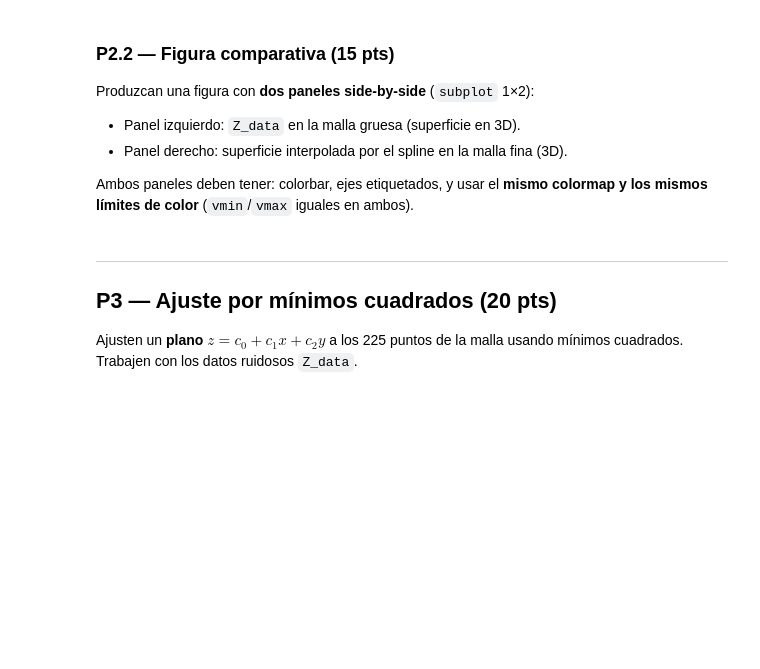
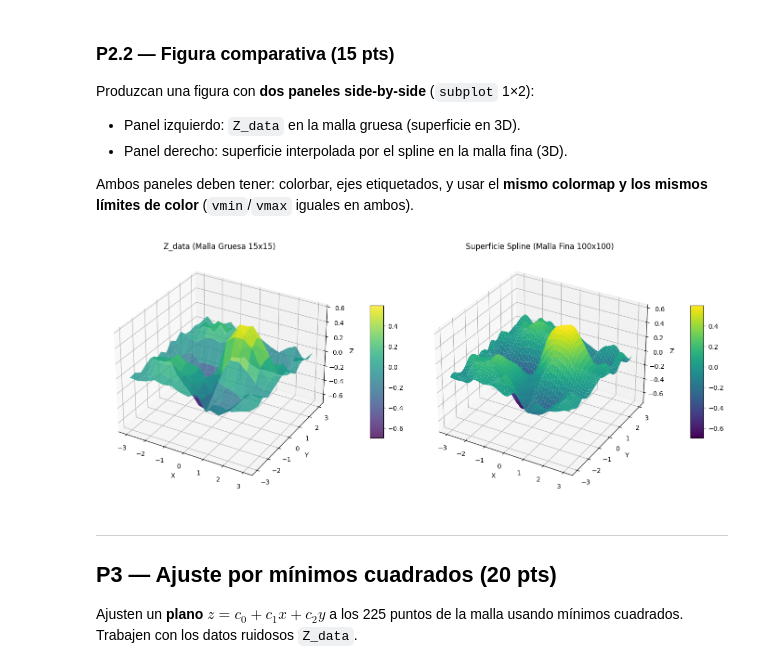
Before and after one commit to manubastidas/programacionCientifica, a Jupyter notebook: Evaluacion/fonseca_urrutia_evaluacion1.ipynb, the cells around one changed output. Saved outputs shown, nothing was run; the diff lists cells and outputs as text; code cells hidden in the pictures; blank space fills up the shorter version.

Commit message:
add: interpolacion spline y ajuste LS

```diff
--- a/Evaluacion/fonseca_urrutia_evaluacion1.ipynb
+++ b/Evaluacion/fonseca_urrutia_evaluacion1.ipynb
@@ -173,4 +173,19 @@ Usen `RectBivariateSpline` de `scipy.interpolate` para construir un spline bicú
 
 Construyan el spline con `kx=3, ky=3` y evalúenlo en una malla fina de **100×100 puntos** en $[-3,3]\times[-3,3]$.
 # %%
-# TODO P2.1: construir el spline bicúbico y evaluar en malla fina
+from scipy.interpolate import RectBivariateSpline
+
+# 1. Definir malla fina de 100x100 en [-3, 3]
+n_fine = 100
+x_fine = np.linspace(-3, 3, n_fine)
+y_fine = np.linspace(-3, 3, n_fine)
+X_fine, Y_fine = np.meshgrid(x_fine, y_fine, indexing='ij')
+
+# 2. Construir el spline bicúbico (kx=3, ky=3)
+# Nota: RectBivariateSpline espera los vectores de coordenadas y la matriz de datos
+spline_obj = RectBivariateSpline(x_raw, y_raw, Z_data, kx=3, ky=3)
+
+# 3. Evaluar el spline en la malla fina
+Z_spline = spline_obj(x_fine, y_fine)
+
+print(f"Evaluación completada. Forma de Z_spline: {Z_spline.shape}")
@@ -183,7 +200,35 @@ Produzcan una figura con **dos paneles side-by-side** (`subplot` 1×2):
 
 Ambos paneles deben tener: colorbar, ejes etiquetados, y usar el **mismo colormap y los mismos límites de color** (`vmin`/`vmax` iguales en ambos).
 # %%
-# TODO P2.2: figura comparativa datos vs spline
+import matplotlib.pyplot as plt
+from matplotlib import cm
+
+# Determinar límites de color comunes para consistencia
+vmin = np.min(Z_data)
+vmax = np.max(Z_data)
+
+fig = plt.figure(figsize=(14, 6))
+
+# --- Panel Izquierdo: Datos Originales (Z_data) ---
+ax1 = fig.add_subplot(1, 2, 1, projection='3d')
+surf1 = ax1.plot_surface(X_raw, Y_raw, Z_data, cmap='viridis', vmin=vmin, vmax=vmax, edgecolor='none', alpha=0.8)
+ax1.set_title('Z_data (Malla Gruesa 15x15)')
+ax1.set_xlabel('X'); ax1.set_ylabel('Y'); ax1.set_zlabel('Z')
+
+# --- Panel Derecho: Spline Interpolado (Z_spline) ---
+ax2 = fig.add_subplot(1, 2, 2, projection='3d')
+surf2 = ax2.plot_surface(X_fine, Y_fine, Z_spline, cmap='viridis', vmin=vmin, vmax=vmax, edgecolor='none')
+ax2.set_title('Superficie Spline (Malla Fina 100x100)')
+ax2.set_xlabel('X'); ax2.set_ylabel('Y'); ax2.set_zlabel('Z')
+
+# Agregar barras de color
+fig.colorbar(surf1, ax=ax1, shrink=0.5, aspect=10, pad=0.1)
+fig.colorbar(surf2, ax=ax2, shrink=0.5, aspect=10, pad=0.1)
+
+plt.tight_layout()
+plt.show()
+# %% [output]
+[figure, added]
 # %% [markdown]
 ---
 ## P3 — Ajuste por mínimos cuadrados (20 pts)
```
Also changed, not shown: parts of 3 cells of this notebook.
